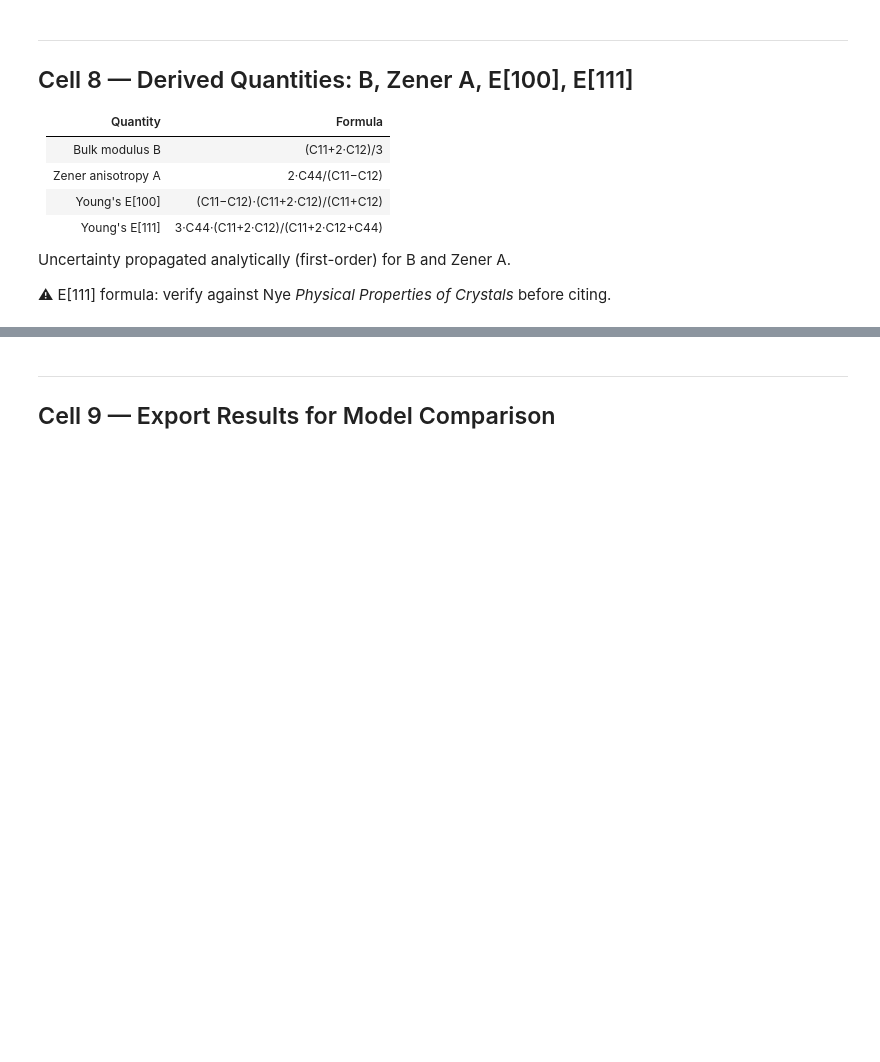
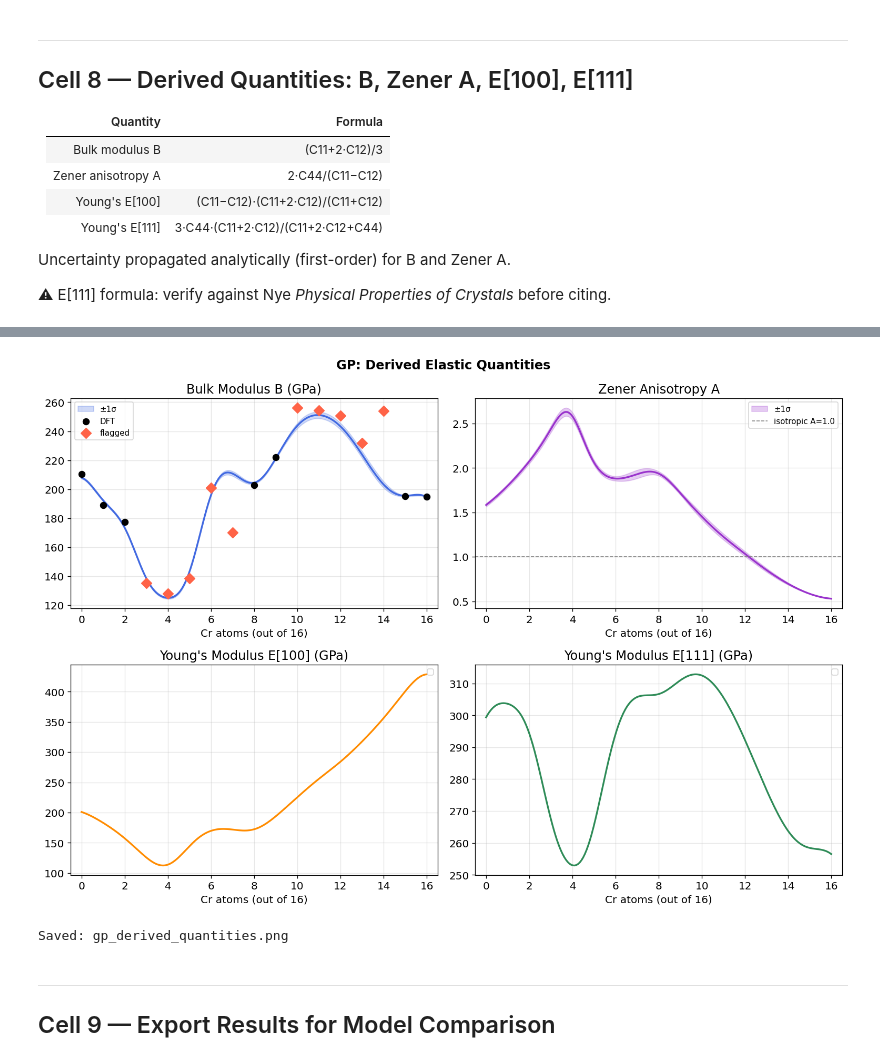
Before and after one commit to submerged-in-matrix/fe-cr_cu-ni_DFT, a Jupyter notebook: ml/01_gp_surrogate.ipynb, the cells around one changed output, grey strips where cells are left out. Saved outputs shown, nothing was run; the diff lists cells and outputs as text; code cells hidden in the pictures; blank space fills up the shorter version.

```diff
--- a/ml/01_gp_surrogate.ipynb
+++ b/ml/01_gp_surrogate.ipynb
@@ -484,27 +546,33 @@ print('⚠  E[111] formula unverified — do not cite without checking Nye.')
 # %%
 fig, axes = plt.subplots(2, 2, figsize=(13, 9))
 pdata = [
     (axes[0,0], B,    B_std,  'Bulk Modulus B (GPa)',       'royalblue',  None),
     (axes[0,1], ZA,   ZA_std, 'Zener Anisotropy A',         'darkorchid', 1.0),
     (axes[1,0], E100, None,   "Young's Modulus E[100] (GPa)",'darkorange', None),
     (axes[1,1], E111, None,   "Young's Modulus E[111] (GPa)",'seagreen',   None),
 ]
 for ax, ym, ys, title, col, hl in pdata:
     ax.plot(x_pred_atoms, ym, '-', color=col, lw=2)
     if ys is not None:
         ax.fill_between(x_pred_atoms, ym-ys, ym+ys, alpha=0.25, color=col, label='±1σ')
     if hl:
         ax.axhline(hl, color='gray', ls='--', lw=1, label=f'isotropic A={hl}')
-    if 'Bulk' in title and 'B' in df.columns:
-        ax.scatter(df['n_cr'], df['B'], color='black', s=50, zorder=5, label='DFT')
-        ax.scatter(df.loc[flagged,'n_cr'], df.loc[flagged,'B'],
+    if 'Bulk' in title and 'B' in df_m.columns:
+        ax.scatter(df_m['n_cr'], df_m['B'],
+               color='black', s=50, zorder=5, label='DFT')
+        if flagged_m.any():
+            ax.scatter(df_m['n_cr'].values[flagged_m],
+                   df_m['B'].values[flagged_m],
                    color='tomato', s=70, marker='D', zorder=6, label='flagged')
     ax.set_xlabel('Cr atoms (out of 16)'); ax.set_title(title)
     ax.legend(fontsize=9); ax.grid(alpha=0.3); ax.set_xlim(-0.5, 16.5)
 plt.suptitle('GP: Derived Elastic Quantities', fontweight='bold')
 plt.tight_layout()
 plt.savefig('../analysis/gp_derived_quantities.png', bbox_inches='tight')
 plt.show(); print('Saved: gp_derived_quantities.png')
+# %% [output]
+[figure, added]
+Saved: gp_derived_quantities.png
 # %% [markdown]
 ---
 ## Cell 9 — Export Results for Model Comparison
```
Also changed, not shown: parts of 11 cells of this notebook, 10 other files.
